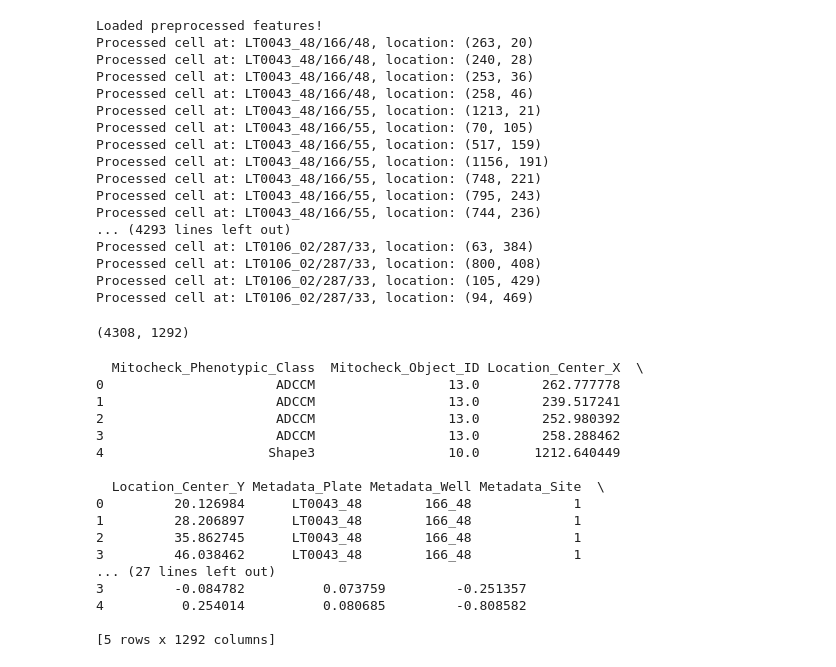
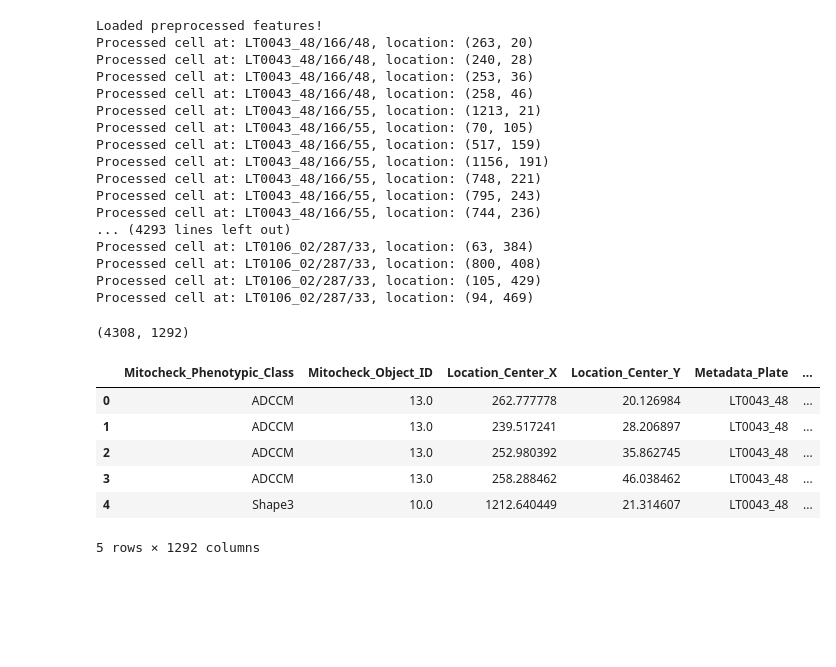
Before and after one commit to WayScience/phenotypic_profiling, a Jupyter notebook: 1.format_data/format_training_data.ipynb, the cells around one changed output. Drawn from its saved outputs; the diff is of its cells as text; code cells hidden in the pictures; blank space fills up the shorter version.

```diff
--- a/1.format_data/format_training_data.ipynb
+++ b/1.format_data/format_training_data.ipynb
@@ -182,25 +182,13 @@ Processed cell at: LT0106_02/287/33, location: (105, 429)
 Processed cell at: LT0106_02/287/33, location: (94, 469)
 # %%
 print(training_data.shape)
+training_data.head()
 # %% [output]
 (4308, 1292)
+|  | Mitocheck_Phenotypic_Class | Mitocheck_Object_ID | Location_Center_X | Location_Center_Y | Metadata_Plate | ... |
+| 0 | ADCCM | 13.0 | 262.777778 | 20.126984 | LT0043_48 | ... |
+| 1 | ADCCM | 13.0 | 239.517241 | 28.206897 | LT0043_48 | ... |
+| 2 | ADCCM | 13.0 | 252.980392 | 35.862745 | LT0043_48 | ... |
+| 3 | ADCCM | 13.0 | 258.288462 | 46.038462 | LT0043_48 | ... |
+| 4 | Shape3 | 10.0 | 1212.640449 | 21.314607 | LT0043_48 | ... |
+5 rows × 1292 columns
-# %%
-print(training_data.head())
-# %% [output]
-  Mitocheck_Phenotypic_Class  Mitocheck_Object_ID Location_Center_X  \
-0                      ADCCM                 13.0        262.777778
-1                      ADCCM                 13.0        239.517241
-2                      ADCCM                 13.0        252.980392
-3                      ADCCM                 13.0        258.288462
-4                     Shape3                 10.0       1212.640449
-
-  Location_Center_Y Metadata_Plate Metadata_Well Metadata_Site  \
-0         20.126984      LT0043_48        166_48             1
-1         28.206897      LT0043_48        166_48             1
-2         35.862745      LT0043_48        166_48             1
-3         46.038462      LT0043_48        166_48             1
-... (27 lines left out)
-3         -0.084782          0.073759         -0.251357
-4          0.254014          0.080685         -0.808582
-
-[5 rows x 1292 columns]
```
Also changed, not shown: 2 other files.
